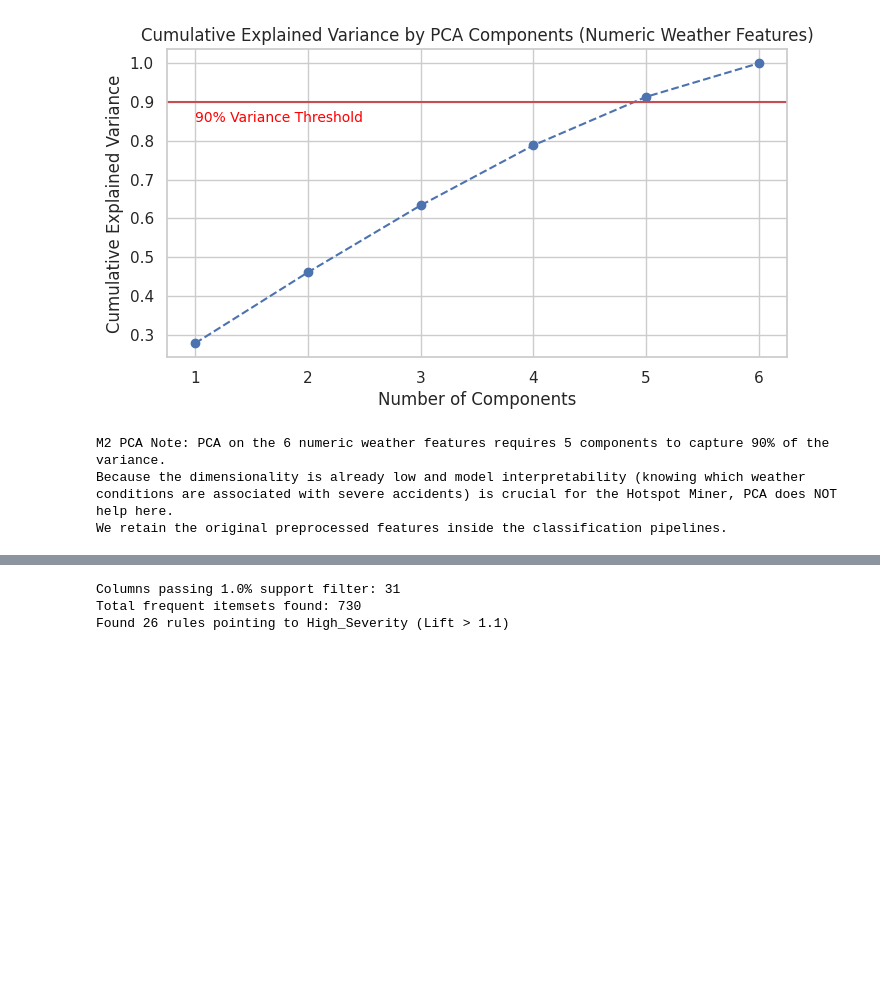
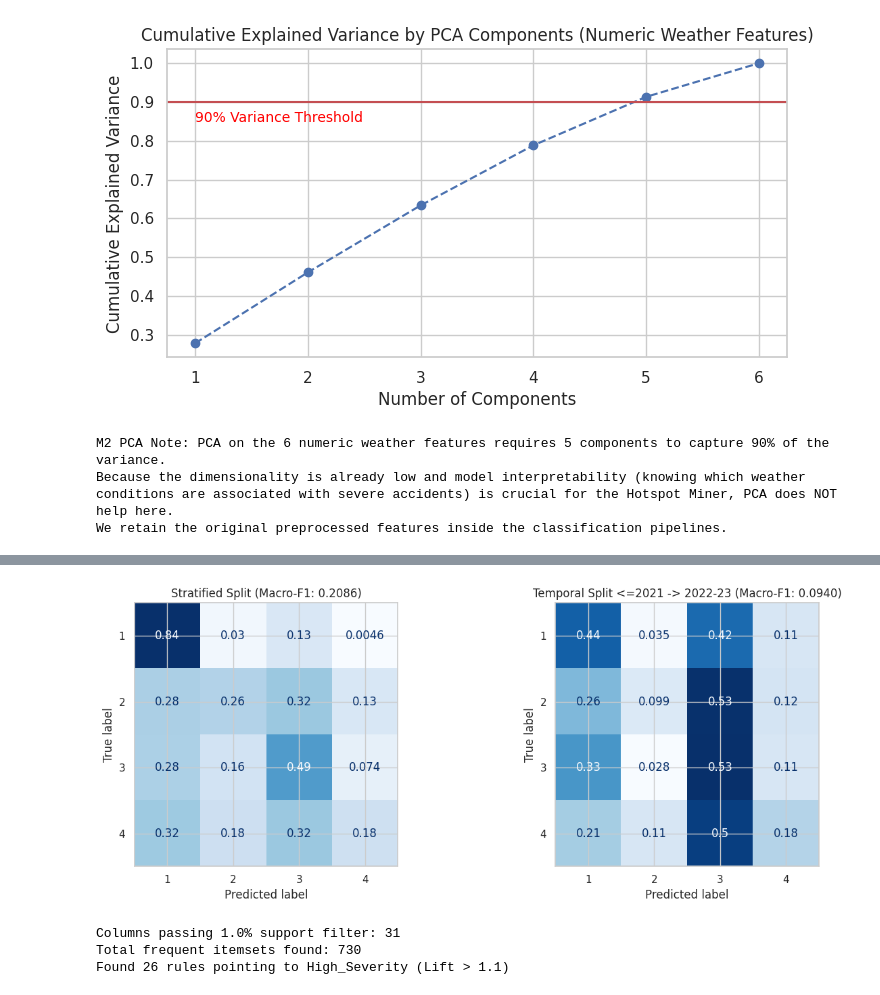
Before and after one commit to shahzaibali-edu/Road-Accident-Hotspot-Miner, a Jupyter notebook: P13_Hotspot_Miner.ipynb, the cells around one changed output, grey strips where cells are left out. Drawn from its saved outputs; the diff is of its cells as text; code cells hidden in the pictures; blank space fills up the shorter version.

```diff
--- a/P13_Hotspot_Miner.ipynb
+++ b/P13_Hotspot_Miner.ipynb
@@ -871,0 +813,99 @@ weighted avg       0.73      0.30      0.38     99423
+# %%
+import numpy as np
+import pandas as pd
+import matplotlib.pyplot as plt
+from sklearn.base import clone
+from sklearn.pipeline import Pipeline
+from sklearn.dummy import DummyClassifier
+from sklearn.tree import DecisionTreeClassifier
+from sklearn.metrics import classification_report, f1_score, ConfusionMatrixDisplay
+
+# Guardrail: ensure reporting/post-crash confounders are NOT in model features
+all_features = list(X_train.columns)
+forbidden_cols = {'Distance(mi)', 'Source', 'Year'}
+assert forbidden_cols.isdisjoint(all_features), f"Leakage/confounder found in features: {forbidden_cols & set(all_features)}"
+
+# ---------------------------------------------------------
+# 1. Stratified 80/20 Split (Primary Benchmark)
+# ---------------------------------------------------------
+dummy_strat = Pipeline([
+    ('prep', clone(preprocessor)),
+    ('clf', DummyClassifier(strategy='most_frequent'))
+])
+dummy_strat.fit(X_train, y_train)
+y_pred_dummy_strat = dummy_strat.predict(X_test)
+f1_dummy_strat = f1_score(y_test, y_pred_dummy_strat, average='macro')
+
+dt_strat = Pipeline([
+    ('prep', clone(preprocessor)),
+    ('clf', DecisionTreeClassifier(max_depth=5, class_weight='balanced', random_state=42))
+])
+dt_strat.fit(X_train, y_train)
+y_pred_dt_strat = dt_strat.predict(X_test)
+f1_dt_strat = f1_score(y_test, y_pred_dt_strat, average='macro')
+
+print("=== 1. STRATIFIED 80/20 SPLIT ===")
+print(f"Dummy Macro-F1:         {f1_dummy_strat:.4f}")
+print(f"Decision Tree Macro-F1: {f1_dt_strat:.4f}")
+print("\nDecision Tree Classification Report (Stratified):")
+print(classification_report(y_test, y_pred_dt_strat, zero_division=0))
+
+# ---------------------------------------------------------
+# 2. Temporal Split (Train <= 2021, Test 2022-2023) — Proposal Q3
+# ---------------------------------------------------------
+temporal_train_mask = df['Year'] <= 2021
+temporal_test_mask = df['Year'] >= 2022
+df['temporal_train_mask'] = temporal_train_mask  # saved for M3/M4 reuse
+
+X_temp_train = df.loc[temporal_train_mask, all_features]
+y_temp_train = df.loc[temporal_train_mask, 'Severity']
+X_temp_test = df.loc[temporal_test_mask, all_features]
+y_temp_test = df.loc[temporal_test_mask, 'Severity']
+
+print("=== 2. TEMPORAL SPLIT (Train <= 2021 | Test 2022-2023) ===")
+print(f"Train rows (<=2021):   {len(X_temp_train):,} ({len(X_temp_train)/len(df)*100:.1f}%)")
+print(f"Test rows  (2022-23):  {len(X_temp_test):,} ({len(X_temp_test)/len(df)*100:.1f}%)")
+
+dist_compare = pd.DataFrame({
+    'Train <=2021 (%)': (y_temp_train.value_counts(normalize=True).sort_index() * 100).round(2),
+    'Test 2022-23 (%)': (y_temp_test.value_counts(normalize=True).sort_index() * 100).round(2)
+})
+print("\nClass Distribution Shift Across Temporal Split:")
+print(dist_compare)
+
+dummy_temp = Pipeline([
+    ('prep', clone(preprocessor)),
+    ('clf', DummyClassifier(strategy='most_frequent'))
+])
+dummy_temp.fit(X_temp_train, y_temp_train)
+y_pred_dummy_temp = dummy_temp.predict(X_temp_test)
+f1_dummy_temp = f1_score(y_temp_test, y_pred_dummy_temp, average='macro')
+
+dt_temp = Pipeline([
+    ('prep', clone(preprocessor)),
+    ('clf', DecisionTreeClassifier(max_depth=5, class_weight='balanced', random_state=42))
+])
+dt_temp.fit(X_temp_train, y_temp_train)
+y_pred_dt_temp = dt_temp.predict(X_temp_test)
+f1_dt_temp = f1_score(y_temp_test, y_pred_dt_temp, average='macro')
+
+print(f"\nDummy Macro-F1 (Temporal):         {f1_dummy_temp:.4f}")
+print(f"Decision Tree Macro-F1 (Temporal): {f1_dt_temp:.4f}")
+print("\nDecision Tree Classification Report (Temporal):")
+print(classification_report(y_temp_test, y_pred_dt_temp, zero_division=0))
+
+# Side-by-side normalized confusion matrices
+fig, axes = plt.subplots(1, 2, figsize=(13, 5))
+ConfusionMatrixDisplay.from_predictions(
+    y_test, y_pred_dt_strat, normalize='true', cmap='Blues', ax=axes[0], colorbar=False
+)
+axes[0].set_title(f'Stratified Split (Macro-F1: {f1_dt_strat:.4f})')
+
+ConfusionMatrixDisplay.from_predictions(
+    y_temp_test, y_pred_dt_temp, normalize='true', cmap='Blues', ax=axes[1], colorbar=False
+)
+axes[1].set_title(f'Temporal Split <=2021 -> 2022-23 (Macro-F1: {f1_dt_temp:.4f})')
+
+plt.tight_layout()
+plt.show()
+# %% [output]
@@ -872,3 +929,4 @@ weighted avg       0.73      0.30      0.38     99423
+[figure, added]
 # %%
 import warnings
 warnings.filterwarnings('ignore')
```
Also changed, not shown: parts of 3 cells of this notebook.
